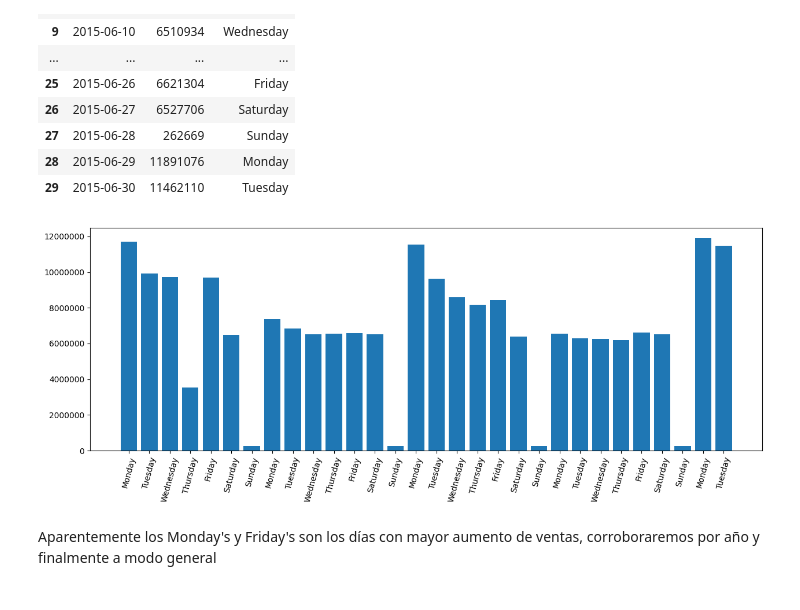
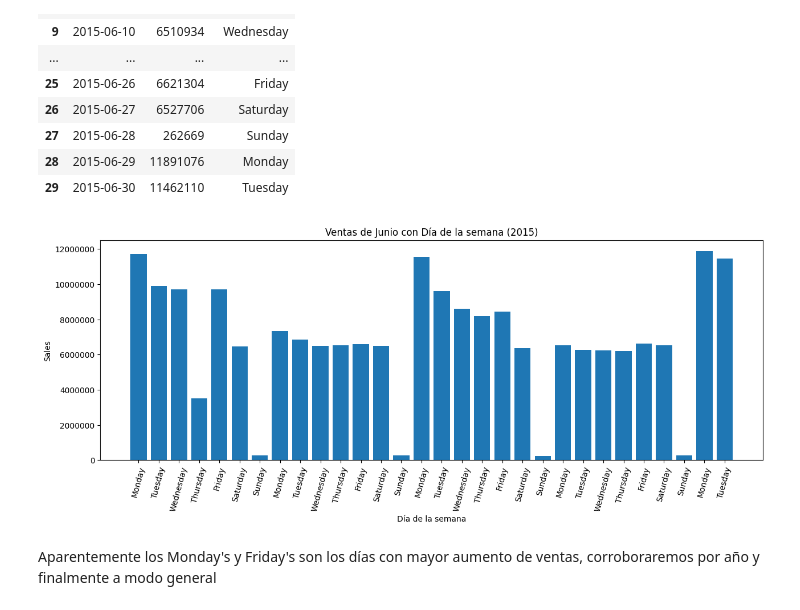
Before and after one commit to charligram/7_rossman_store_sales, a Jupyter notebook: notebooks/01_EDA.ipynb, the cells around one changed output. Saved outputs shown, nothing was run; the diff lists cells and outputs as text; code cells hidden in the pictures.

```diff
--- a/notebooks/01_EDA.ipynb
+++ b/notebooks/01_EDA.ipynb
@@ -707,23 +724,30 @@ group_ventas_2015_junio
 # %%
 plt.figure(figsize=(15, 5))
 
 plt.bar(
     group_ventas_2015_junio["Date"],
     group_ventas_2015_junio["Sales"]
 )
 
 plt.xticks(
     ticks=group_ventas_2015_junio["Date"],
     labels=group_ventas_2015_junio["DayOfWeek"],
     rotation=75
 )
 
 plt.ticklabel_format(
     style="plain",
     axis="y"
 )
+
+plt.title("Ventas de Junio con Día de la semana (2015)")
+
+plt.xlabel("Día de la semana")
+plt.ylabel("Sales")
+
+plt.savefig("../outputs/figures/04_june_sales_day_names_2015.png", bbox_inches="tight")
 # %% [output]
-[figure, old version]
+[figure, new version]
 # %% [markdown]
 Aparentemente los Monday's y Friday's son los días con mayor aumento de ventas, corroboraremos por año y finalmente a modo general
 # %% [markdown]
```
Also changed, not shown: parts of 21 cells of this notebook, 10 other files.
